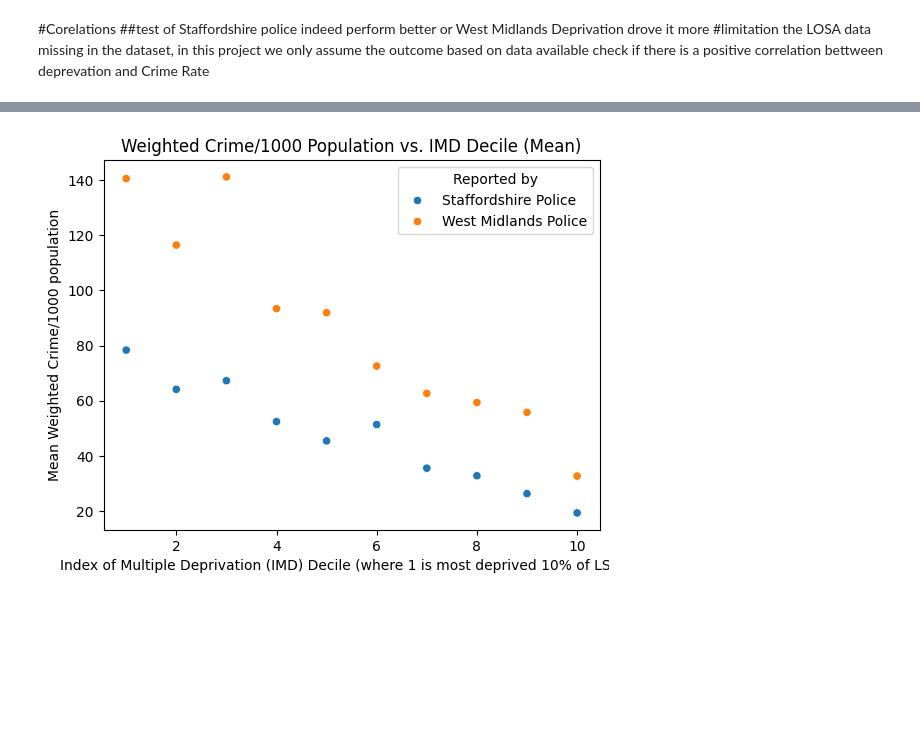
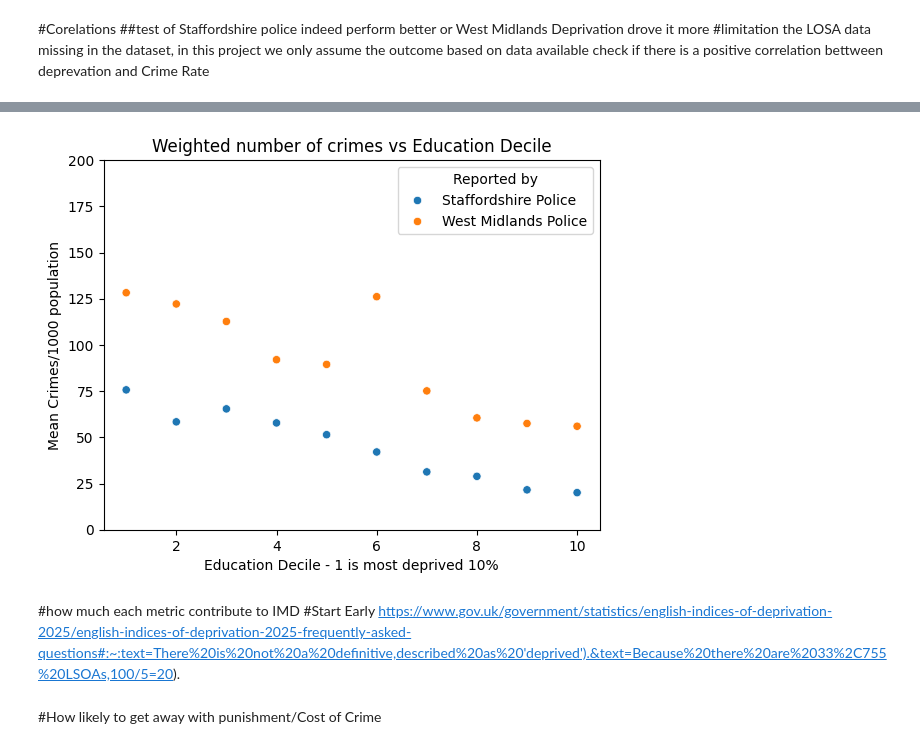
Before and after one commit to zhangwiki86-soton/L7---Data-Analysis-and-Visualisation, a Jupyter notebook: DRAFT Test Glob.ipynb, the cells around one changed output, grey strips where cells are left out. Drawn from its saved outputs; the diff is of its cells as text; code cells hidden in the pictures; blank space fills up the shorter version.

```diff
--- a/DRAFT Test Glob.ipynb
+++ b/DRAFT Test Glob.ipynb
@@ -363,6 +363,6 @@ LSOAdata
 # %% [markdown]
 #Keep relevant columns from LSOA data
 # %%
-LSOAdataclean=LSOAdata.loc[:, ['LSOA code (2021)','Index of Multiple Deprivation (IMD) Decile (where 1 is most deprived 10% of LSOAs)','Income Rank (where 1 is most deprived)','Employment Rank (where 1 is most deprived)','Education, Skills and Training Rank (where 1 is most deprived)','Population LSOA']] #select Columns needed
+LSOAdataclean=LSOAdata.loc[:, ['LSOA code (2021)','Index of Multiple Deprivation (IMD) Decile (where 1 is most deprived 10% of LSOAs)','Income Decile (where 1 is most deprived 10% of LSOAs)','Employment Decile (where 1 is most deprived 10% of LSOAs)','Education, Skills and Training Decile (where 1 is most deprived 10% of LSOAs)','Population LSOA']] #select Columns needed
 LSOAdataclean
 # %% [output]
@@ -656,0 +674,6 @@ check if there is a positive correlation bettween deprevation and Crime Rate
+# %%
+crime_counts_lsoa1 = DataMerge.groupby(['Reported by','LSOA name','Population LSOA','Education, Skills and Training Decile (where 1 is most deprived 10% of LSOAs)']).size().reset_index(name='CrimeCount')
+crime_counts_lsoa1['Weighted Crime/1000 population']=(crime_counts_lsoa['CrimeCount']/crime_counts_lsoa['Population LSOA'].astype(float))*1000/2 # 12 months not total 24 months
+crime_counts_lsoa1['Weighted Crime/1000 population']=crime_counts_lsoa['Weighted Crime/1000 population'].round(2)
+crime_counts_lsoa1.sort_values(by=["Weighted Crime/1000 population"],ascending=False)
+crime_counts_lsoa1
@@ -657,3 +694,2 @@ check if there is a positive correlation bettween deprevation and Crime Rate
 # %%
-correlation_deprivation = crime_counts_lsoa.groupby(['Reported by', 'Index of Multiple Deprivation (IMD) Decile (where 1 is most deprived 10% of LSOAs)'])['Weighted Crime/1000 population'].mean().reset_index()
-correlation_deprivation
+correlation_education = crime_counts_lsoa1.groupby(['Reported by', 'Education, Skills and Training Decile (where 1 is most deprived 10% of LSOAs)'])['Weighted Crime/1000 population'].mean().reset_index()
@@ -678,8 +696,15 @@ correlation_deprivation
 # %%
-sns.scatterplot(data=correlation_deprivation, x="Index of Multiple Deprivation (IMD) Decile (where 1 is most deprived 10% of LSOAs)", y="Weighted Crime/1000 population", hue="Reported by")
-plt.title('Weighted Crime/1000 Population vs. IMD Decile (Mean)')
-plt.xlabel('Index of Multiple Deprivation (IMD) Decile (where 1 is most deprived 10% of LSOAs)')
-plt.ylabel('Mean Weighted Crime/1000 population')
+sns.scatterplot(data=correlation_education, x="Education, Skills and Training Decile (where 1 is most deprived 10% of LSOAs)", y="Weighted Crime/1000 population", hue="Reported by")
+plt.title('Weighted number of crimes vs Education Decile')
+plt.xlabel('Education Decile - 1 is most deprived 10%')
+plt.ylabel('Mean Crimes/1000 population')
+plt.ylim(0, 200)
 plt.show()
 # %% [output]
-[figure, old version]
+[figure, new version]
+# %% [markdown]
+#how much each metric contribute to IMD
+#Start Early
+https://www.gov.uk/government/statistics/english-indices-of-deprivation-2025/english-indices-of-deprivation-2025-frequently-asked-questions#:~:text=There%20is%20not%20a%20definitive,described%20as%20'deprived').&text=Because%20there%20are%2033%2C755%20LSOAs,100/5=20).
+# %% [markdown]
+#How likely to get away with punishment/Cost of Crime
```
Also changed, not shown: parts of 10 cells of this notebook.
